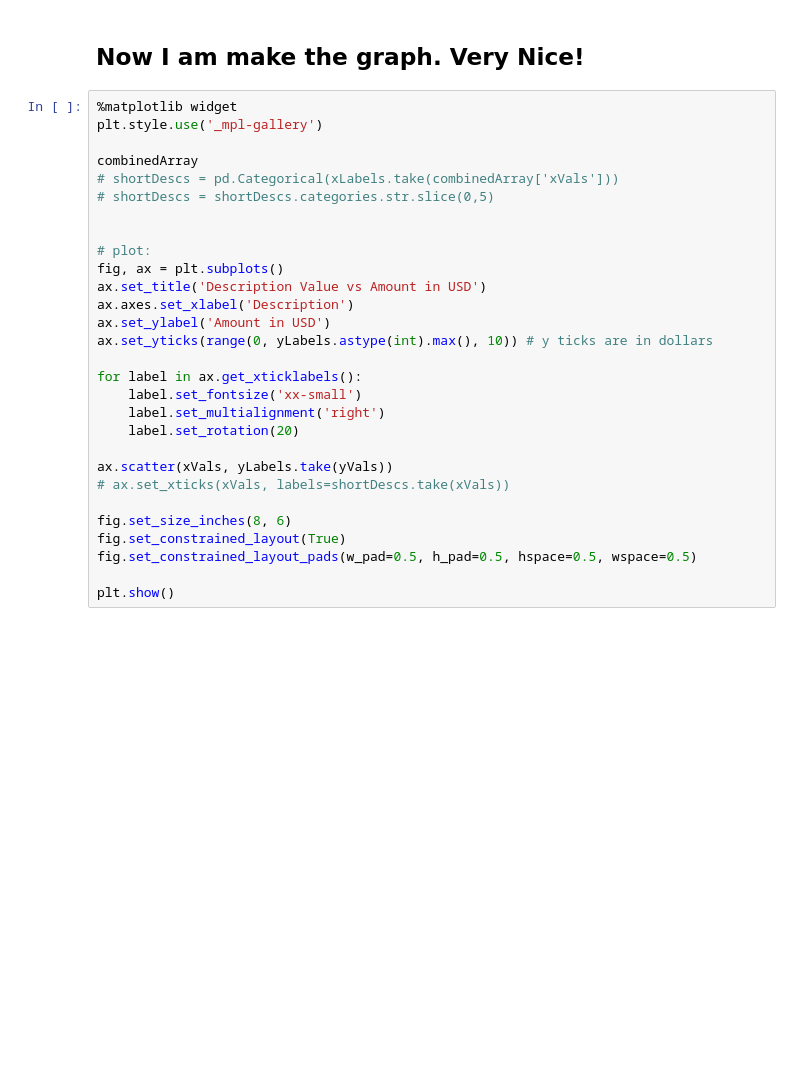
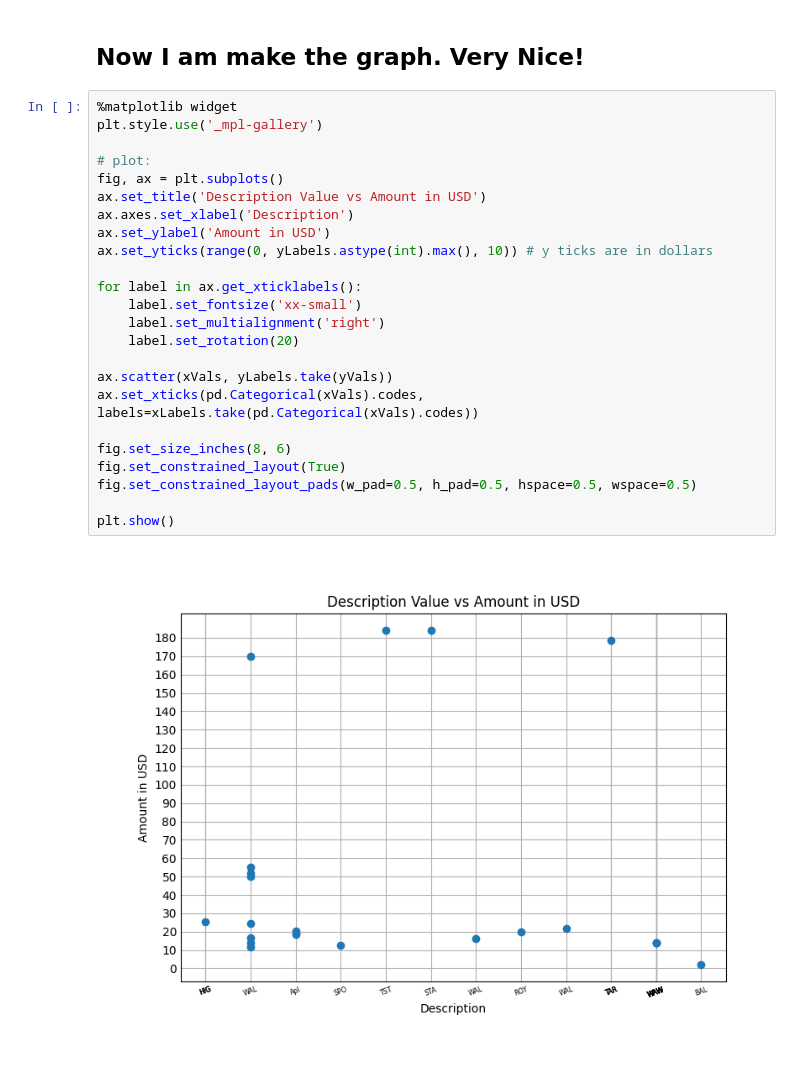
Before and after one commit to sgdelia/BudgetApp, a Jupyter notebook: PredictorPlot.ipynb, the cells around one changed output. Cells and saved outputs as stored; diff of their text form; blank space fills up the shorter version.

Commit message:
graphed

```diff
--- a/PredictorPlot.ipynb
+++ b/PredictorPlot.ipynb
@@ -40,29 +40,26 @@ groupedArray = pd.DataFrame(groupedArray)
 # %%
 %matplotlib widget
 plt.style.use('_mpl-gallery')
-
-combinedArray
-# shortDescs = pd.Categorical(xLabels.take(combinedArray['xVals']))
-# shortDescs = shortDescs.categories.str.slice(0,5)
-
 
 # plot:
 fig, ax = plt.subplots()
 ax.set_title('Description Value vs Amount in USD')
 ax.axes.set_xlabel('Description')
 ax.set_ylabel('Amount in USD')
 ax.set_yticks(range(0, yLabels.astype(int).max(), 10)) # y ticks are in dollars
 
 for label in ax.get_xticklabels():
     label.set_fontsize('xx-small')
     label.set_multialignment('right')
     label.set_rotation(20)
 
 ax.scatter(xVals, yLabels.take(yVals))
-# ax.set_xticks(xVals, labels=shortDescs.take(xVals))
+ax.set_xticks(pd.Categorical(xVals).codes, labels=xLabels.take(pd.Categorical(xVals).codes))
 
 fig.set_size_inches(8, 6)
 fig.set_constrained_layout(True)
 fig.set_constrained_layout_pads(w_pad=0.5, h_pad=0.5, hspace=0.5, wspace=0.5)
 
 plt.show()
+# %% [output]
+[figure, added]
```
